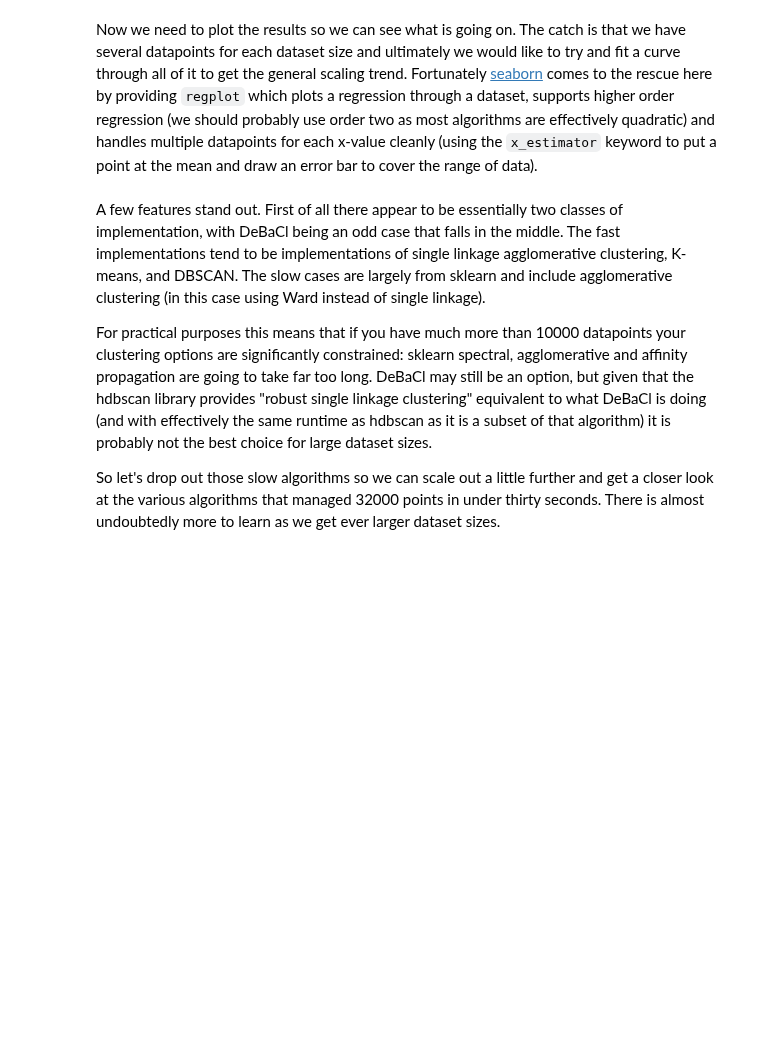
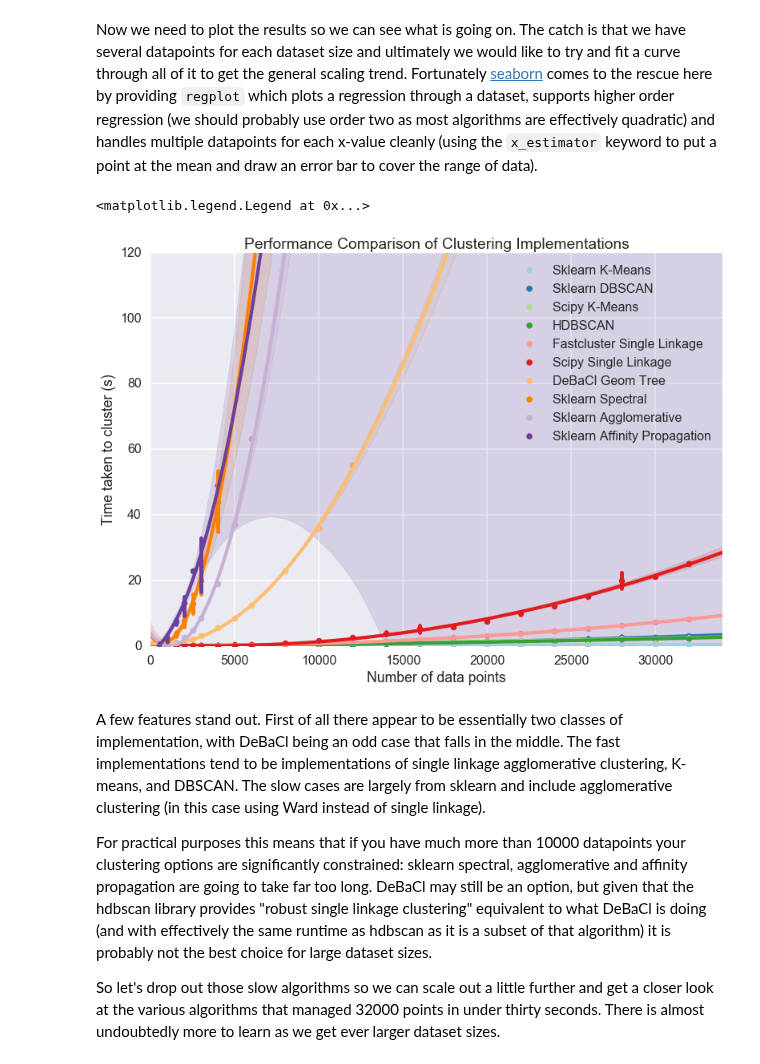
Before and after one commit to scikit-learn-contrib/hdbscan, a Jupyter notebook: notebooks/Benchmarking scalability of clustering implementations-v0.7.ipynb, the cells around one changed output. Drawn from its saved outputs; the diff is of its cells as text; code cells hidden in the pictures; blank space fills up the shorter version.

```diff
--- a/notebooks/Benchmarking scalability of clustering implementations-v0.7.ipynb
+++ b/notebooks/Benchmarking scalability of clustering implementations-v0.7.ipynb
@@ -114,21 +123,34 @@ ap_data = benchmark_algorithm(dataset_sizes, affinity_prop.fit, (), {}, sample_s
 # %% [markdown]
 Now we need to plot the results so we can see what is going on. The catch is that we have several datapoints for each dataset size and ultimately we would like to try and fit a curve through all of it to get the general scaling trend. Fortunately [seaborn](http://stanford.edu/~mwaskom/software/seaborn/) comes to the rescue here by providing `regplot` which plots a regression through a dataset, supports higher order regression (we should probably use order two as most algorithms are effectively quadratic) and handles multiple datapoints for each x-value cleanly (using the `x_estimator` keyword to put a point at the mean and draw an error bar to cover the range of data).
 # %%
-sns.regplot(x='x', y='y', data=k_means_data, order=2, label='Sklearn K-Means', x_estimator=np.mean)
-sns.regplot(x='x', y='y', data=dbscan_data, order=2, label='Sklearn DBSCAN', x_estimator=np.mean)
-sns.regplot(x='x', y='y', data=scipy_k_means_data, order=2, label='Scipy K-Means', x_estimator=np.mean)
-sns.regplot(x='x', y='y', data=hdbscan_data, order=2, label='HDBSCAN', x_estimator=np.mean)
-sns.regplot(x='x', y='y', data=fastclust_data, order=2, label='Fastcluster Single Linkage', x_estimator=np.mean)
-sns.regplot(x='x', y='y', data=scipy_single_data, order=2, label='Scipy Single Linkage', x_estimator=np.mean)
-sns.regplot(x='x', y='y', data=debacl_data, order=2, label='DeBaCl Geom Tree', x_estimator=np.mean)
-sns.regplot(x='x', y='y', data=spectral_data, order=2, label='Sklearn Spectral', x_estimator=np.mean)
-sns.regplot(x='x', y='y', data=agg_data, order=2, label='Sklearn Agglomerative', x_estimator=np.mean)
-sns.regplot(x='x', y='y', data=ap_data, order=2, label='Sklearn Affinity Propagation', x_estimator=np.mean)
+sns.regplot(x='x', y='y', data=k_means_data, order=2,
+            label='Sklearn K-Means', x_estimator=np.mean)
+sns.regplot(x='x', y='y', data=dbscan_data, order=2,
+            label='Sklearn DBSCAN', x_estimator=np.mean)
+sns.regplot(x='x', y='y', data=scipy_k_means_data, order=2,
+            label='Scipy K-Means', x_estimator=np.mean)
+sns.regplot(x='x', y='y', data=hdbscan_data, order=2,
+            label='HDBSCAN', x_estimator=np.mean)
+sns.regplot(x='x', y='y', data=fastclust_data, order=2,
+            label='Fastcluster Single Linkage', x_estimator=np.mean)
+sns.regplot(x='x', y='y', data=scipy_single_data, order=2,
+            label='Scipy Single Linkage', x_estimator=np.mean)
+sns.regplot(x='x', y='y', data=debacl_data, order=2,
+            label='DeBaCl Geom Tree', x_estimator=np.mean)
+sns.regplot(x='x', y='y', data=spectral_data, order=2,
+            label='Sklearn Spectral', x_estimator=np.mean)
+sns.regplot(x='x', y='y', data=agg_data, order=2,
+            label='Sklearn Agglomerative', x_estimator=np.mean)
+sns.regplot(x='x', y='y', data=ap_data, order=2,
+            label='Sklearn Affinity Propagation', x_estimator=np.mean)
 plt.gca().axis([0, 34000, 0, 120])
 plt.gca().set_xlabel('Number of data points')
 plt.gca().set_ylabel('Time taken to cluster (s)')
 plt.title('Performance Comparison of Clustering Implementations')
 plt.legend()
+# %% [output]
+<matplotlib.legend.Legend at 0x...>
+[figure, added]
 # %% [markdown]
 A few features stand out. First of all there appear to be essentially two classes of implementation, with DeBaCl being an odd case that falls in the middle. The fast implementations tend to be implementations of single linkage agglomerative clustering, K-means, and DBSCAN. The slow cases are largely from sklearn and include agglomerative clustering (in this case using Ward instead of single linkage).
 
```
Also changed, not shown: parts of 10 cells of this notebook, 1 other file.
